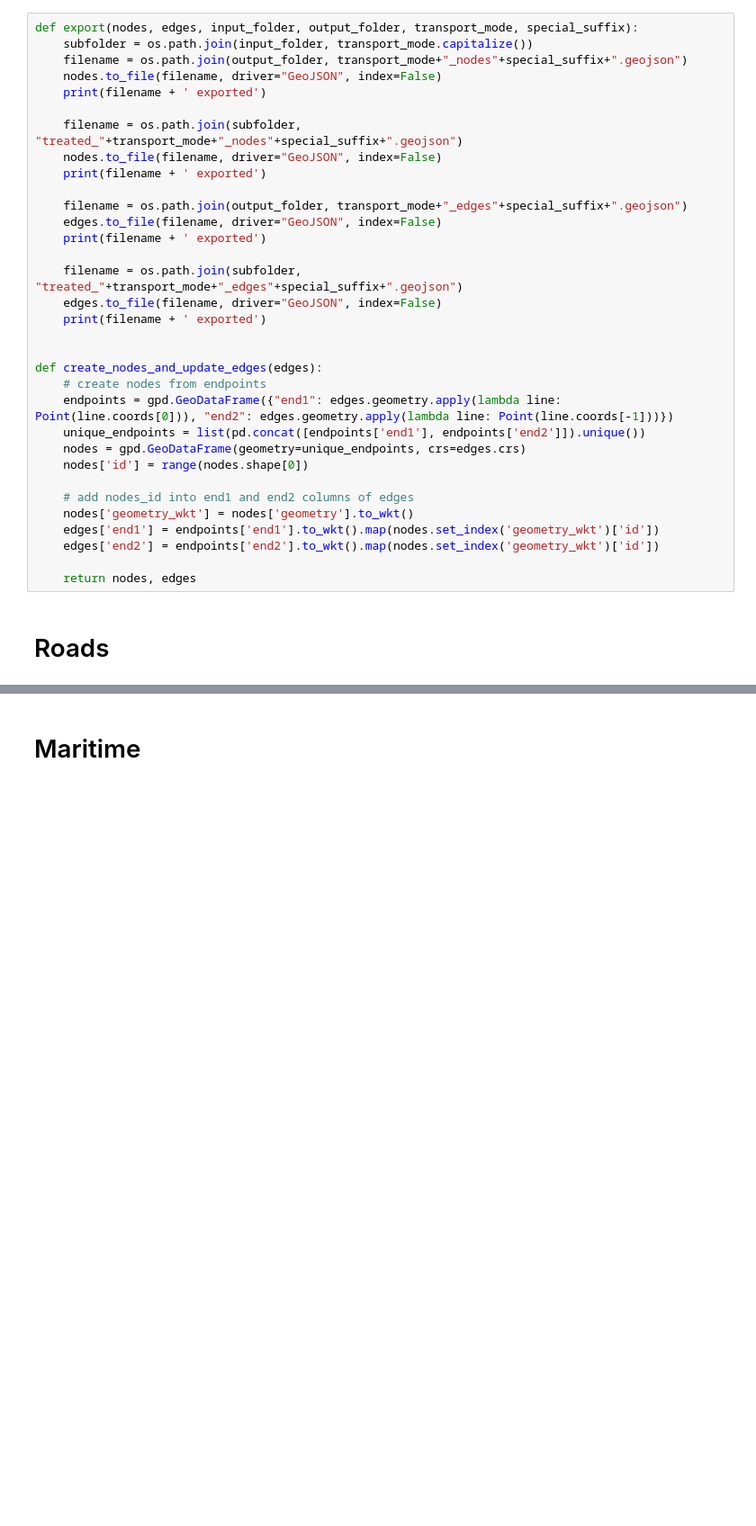
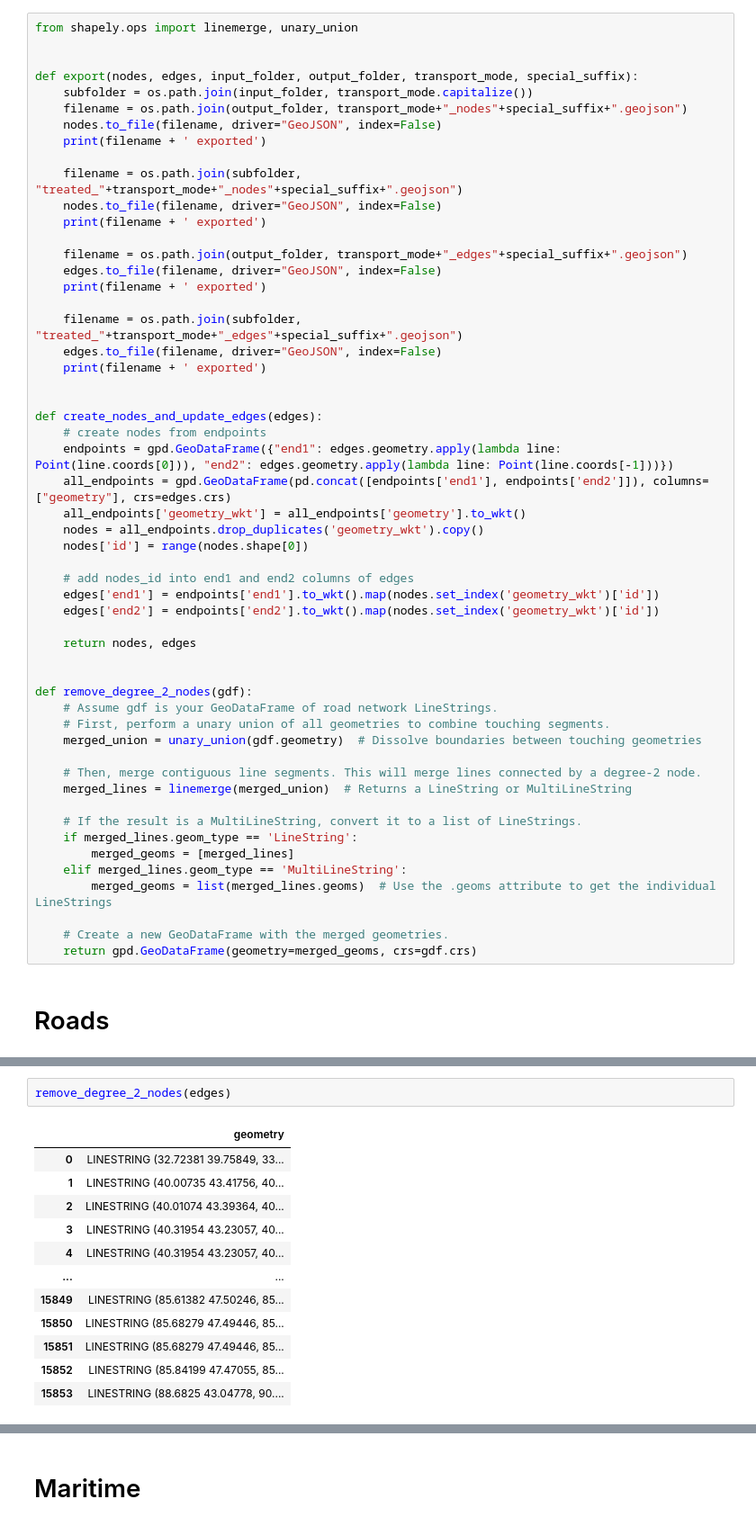
Before and after one commit to ccolon/disrupt-sc, a Jupyter notebook: dataprep/TransportNetwork.ipynb, the cells around one changed output, grey strips where cells are left out. Shown at 90% size. Cells and saved outputs as stored; diff of their text form; blank space fills up the shorter version.

```diff
--- a/dataprep/TransportNetwork.ipynb
+++ b/dataprep/TransportNetwork.ipynb
@@ -189,6 +189,9 @@ def create_nodes_from_edges(gpd_edges):
     nodes['id'] = range(nodes.shape[0])
     return nodes
 # %%
+from shapely.ops import linemerge, unary_union
+
+
 def export(nodes, edges, input_folder, output_folder, transport_mode, special_suffix):
     subfolder = os.path.join(input_folder, transport_mode.capitalize())
     filename = os.path.join(output_folder, transport_mode+"_nodes"+special_suffix+".geojson")
@@ -211,15 +214,33 @@ def export(nodes, edges, input_folder, output_folder, transport_mode, special_su
 def create_nodes_and_update_edges(edges):
     # create nodes from endpoints
     endpoints = gpd.GeoDataFrame({"end1": edges.geometry.apply(lambda line: Point(line.coords[0])), "end2": edges.geometry.apply(lambda line: Point(line.coords[-1]))})
-    unique_endpoints = list(pd.concat([endpoints['end1'], endpoints['end2']]).unique())
-    nodes = gpd.GeoDataFrame(geometry=unique_endpoints, crs=edges.crs)
+    all_endpoints = gpd.GeoDataFrame(pd.concat([endpoints['end1'], endpoints['end2']]), columns=["geometry"], crs=edges.crs)
+    all_endpoints['geometry_wkt'] = all_endpoints['geometry'].to_wkt()
+    nodes = all_endpoints.drop_duplicates('geometry_wkt').copy()
     nodes['id'] = range(nodes.shape[0])
 
     # add nodes_id into end1 and end2 columns of edges
-    nodes['geometry_wkt'] = nodes['geometry'].to_wkt()
     edges['end1'] = endpoints['end1'].to_wkt().map(nodes.set_index('geometry_wkt')['id'])
     edges['end2'] = endpoints['end2'].to_wkt().map(nodes.set_index('geometry_wkt')['id'])
 
     return nodes, edges
+
+
+def remove_degree_2_nodes(gdf):
+    # Assume gdf is your GeoDataFrame of road network LineStrings.
+    # First, perform a unary union of all geometries to combine touching segments.
+    merged_union = unary_union(gdf.geometry)  # Dissolve boundaries between touching geometries
+
+    # Then, merge contiguous line segments. This will merge lines connected by a degree‑2 node.
+    merged_lines = linemerge(merged_union)  # Returns a LineString or MultiLineString
+
+    # If the result is a MultiLineString, convert it to a list of LineStrings.
+    if merged_lines.geom_type == 'LineString':
+        merged_geoms = [merged_lines]
+    elif merged_lines.geom_type == 'MultiLineString':
+        merged_geoms = list(merged_lines.geoms)  # Use the .geoms attribute to get the individual LineStrings
+
+    # Create a new GeoDataFrame with the merged geometries.
+    return gpd.GeoDataFrame(geometry=merged_geoms, crs=gdf.crs)
 # %% [markdown]
 # Roads
@@ -225,0 +251,15 @@ def create_nodes_and_update_edges(edges):
+# %%
+remove_degree_2_nodes(edges)
+# %% [output]
+|  | geometry |
+| 0 | LINESTRING (32.72381 39.75849, 33... |
+| 1 | LINESTRING (40.00735 43.41756, 40... |
+| 2 | LINESTRING (40.01074 43.39364, 40... |
+| 3 | LINESTRING (40.31954 43.23057, 40... |
+| 4 | LINESTRING (40.31954 43.23057, 40... |
+| ... | ... |
+| 15849 | LINESTRING (85.61382 47.50246, 85... |
+| 15850 | LINESTRING (85.68279 47.49446, 85... |
+| 15851 | LINESTRING (85.68279 47.49446, 85... |
+| 15852 | LINESTRING (85.84199 47.47055, 85... |
+| 15853 | LINESTRING (88.6825 43.04778, 90.... |
```
Also changed, not shown: parts of 4 cells of this notebook, 16 other files.
